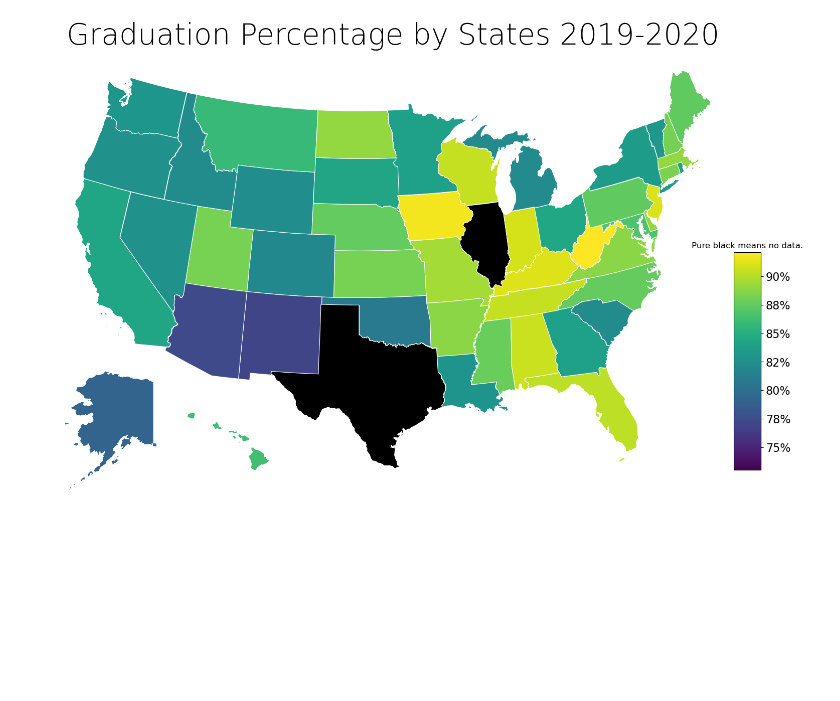
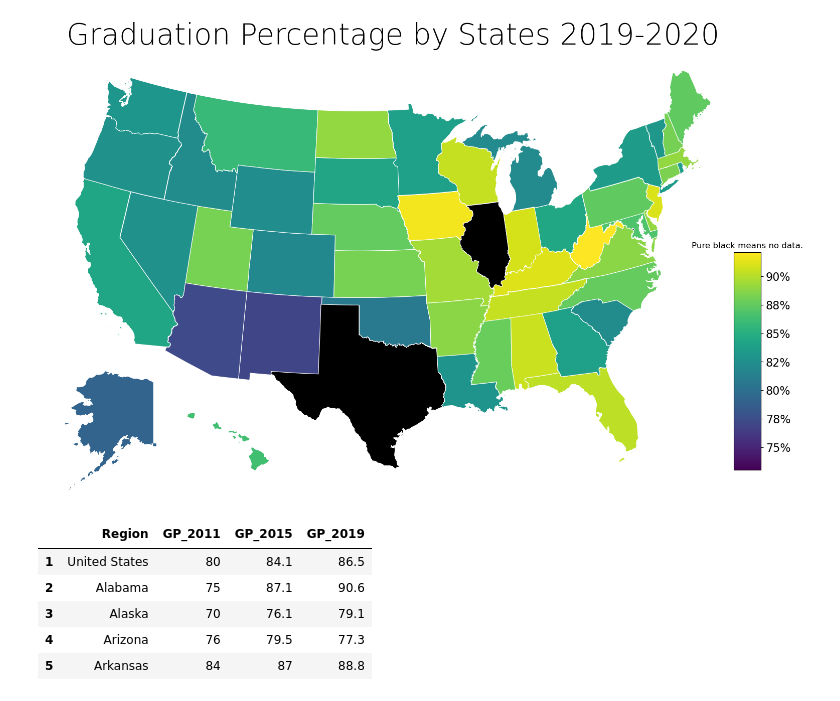
Before and after one commit to wurtylex/SRDatathon, a Jupyter notebook: src/graduation_percentage.ipynb, the cells around one changed output. Saved outputs shown, nothing was run; the diff lists cells and outputs as text; code cells hidden in the pictures; blank space fills up the shorter version.

```diff
--- a/src/graduation_percentage.ipynb
+++ b/src/graduation_percentage.ipynb
@@ -144,3 +144,15 @@ for year in years:
 [figure]
 [figure]
 [figure]
+# %%
+save_df = df[['Region','2011-\n12','2015-\n16','2019-\n20']]
+save_df.columns = [['Region', 'GP_2011', 'GP_2015', 'GP_2019']]
+save_df.to_csv(os.path.join('../output/GradPer','table.csv'))
+save_df.head()
+# %% [output]
+|  | Region | GP_2011 | GP_2015 | GP_2019 |
+| 1 | United States | 80 | 84.1 | 86.5 |
+| 2 | Alabama | 75 | 87.1 | 90.6 |
+| 3 | Alaska | 70 | 76.1 | 79.1 |
+| 4 | Arizona | 76 | 79.5 | 77.3 |
+| 5 | Arkansas | 84 | 87 | 88.8 |
```
Also changed, not shown: 6 other files.
